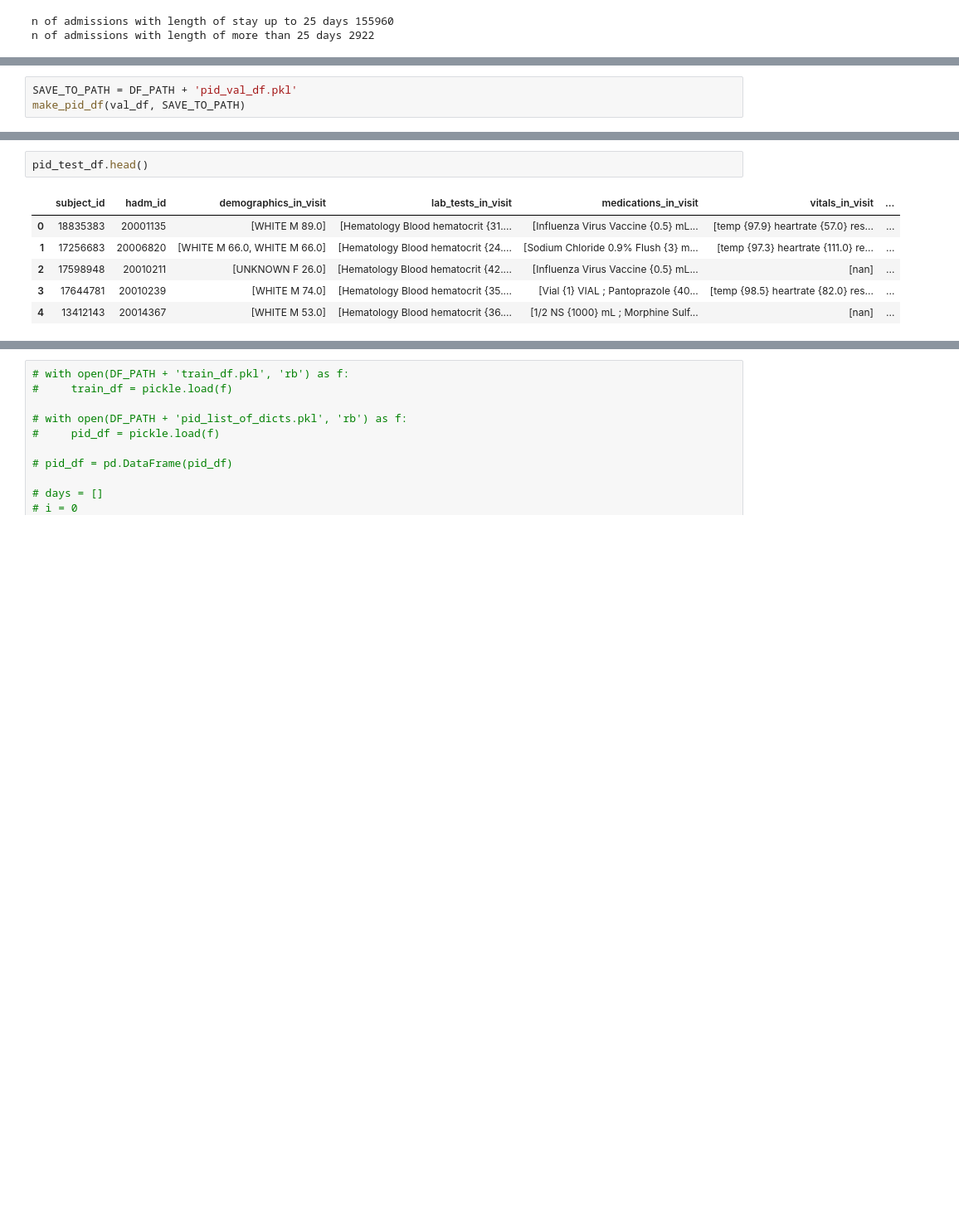
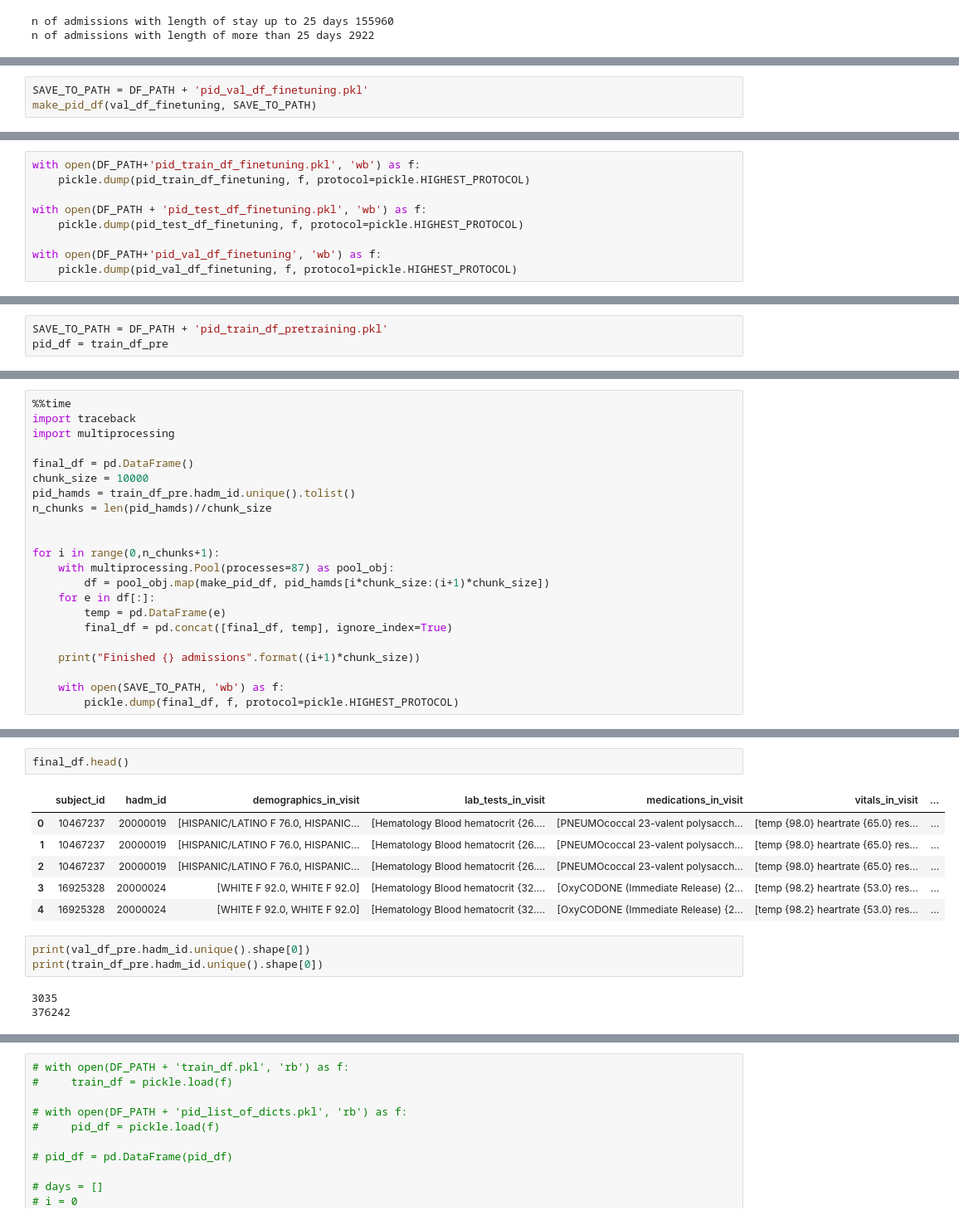
Before and after one commit to maslenkovas/aki_prediction, a Jupyter notebook: preprocessing.ipynb, the cells around one changed output, grey strips where cells are left out. Shown at 83% size. Cells and saved outputs as stored; diff of their text form; blank space fills up the shorter version.

```diff
--- a/preprocessing.ipynb
+++ b/preprocessing.ipynb
@@ -1874,0 +2264,3 @@ n of admissions with length of more than 25 days 2922
+# %%
+SAVE_TO_PATH = DF_PATH + 'pid_val_df_finetuning.pkl'
+make_pid_df(val_df_finetuning, SAVE_TO_PATH)
@@ -1889,0 +2330,9 @@ val_df.head(3)
+# %%
+with open(DF_PATH+'pid_train_df_finetuning.pkl', 'wb') as f:
+    pickle.dump(pid_train_df_finetuning, f, protocol=pickle.HIGHEST_PROTOCOL)
+
+with open(DF_PATH + 'pid_test_df_finetuning.pkl', 'wb') as f:
+    pickle.dump(pid_test_df_finetuning, f, protocol=pickle.HIGHEST_PROTOCOL)
+
+with open(DF_PATH+'pid_val_df_finetuning', 'wb') as f:
+    pickle.dump(pid_val_df_finetuning, f, protocol=pickle.HIGHEST_PROTOCOL)
@@ -1942,3 +2433,3 @@ def make_pid_df(df, SAVE_TO_PATH):
 # %%
-SAVE_TO_PATH = DF_PATH + 'pid_val_df.pkl'
-make_pid_df(val_df, SAVE_TO_PATH)
+SAVE_TO_PATH = DF_PATH + 'pid_train_df_pretraining.pkl'
+pid_df = train_df_pre
@@ -1949,0 +2451,22 @@ make_pid_df(val_df, SAVE_TO_PATH)
+# %%
+%%time
+import traceback
+import multiprocessing
+
+final_df = pd.DataFrame()
+chunk_size = 10000
+pid_hamds = train_df_pre.hadm_id.unique().tolist()
+n_chunks = len(pid_hamds)//chunk_size
+
+
+for i in range(0,n_chunks+1):
+    with multiprocessing.Pool(processes=87) as pool_obj:
+        df = pool_obj.map(make_pid_df, pid_hamds[i*chunk_size:(i+1)*chunk_size])
+    for e in df[:]:
+        temp = pd.DataFrame(e)
+        final_df = pd.concat([final_df, temp], ignore_index=True)
+
+    print("Finished {} admissions".format((i+1)*chunk_size))
+
+    with open(SAVE_TO_PATH, 'wb') as f:
+        pickle.dump(final_df, f, protocol=pickle.HIGHEST_PROTOCOL)
@@ -1950,9 +2491,15 @@ make_pid_df(val_df, SAVE_TO_PATH)
 # %%
-pid_test_df.head()
+final_df.head()
 # %% [output]
 |  | subject_id | hadm_id | demographics_in_visit | lab_tests_in_visit | medications_in_visit | vitals_in_visit | ... |
-| 0 | 18835383 | 20001135 | [WHITE M 89.0] | [Hematology Blood hematocrit {31.... | [Influenza Virus Vaccine {0.5} mL... | [temp {97.9} heartrate {57.0} res... | ... |
-| 1 | 17256683 | 20006820 | [WHITE M 66.0, WHITE M 66.0] | [Hematology Blood hematocrit {24.... | [Sodium Chloride 0.9% Flush {3} m... | [temp {97.3} heartrate {111.0} re... | ... |
-| 2 | 17598948 | 20010211 | [UNKNOWN F 26.0] | [Hematology Blood hematocrit {42.... | [Influenza Virus Vaccine {0.5} mL... | [nan] | ... |
-| 3 | 17644781 | 20010239 | [WHITE M 74.0] | [Hematology Blood hematocrit {35.... | [Vial {1} VIAL ; Pantoprazole {40... | [temp {98.5} heartrate {82.0} res... | ... |
-| 4 | 13412143 | 20014367 | [WHITE M 53.0] | [Hematology Blood hematocrit {36.... | [1/2 NS {1000} mL ; Morphine Sulf... | [nan] | ... |
+| 0 | 10467237 | 20000019 | [HISPANIC/LATINO F 76.0, HISPANIC... | [Hematology Blood hematocrit {26.... | [PNEUMOcoccal 23-valent polysacch... | [temp {98.0} heartrate {65.0} res... | ... |
+| 1 | 10467237 | 20000019 | [HISPANIC/LATINO F 76.0, HISPANIC... | [Hematology Blood hematocrit {26.... | [PNEUMOcoccal 23-valent polysacch... | [temp {98.0} heartrate {65.0} res... | ... |
+| 2 | 10467237 | 20000019 | [HISPANIC/LATINO F 76.0, HISPANIC... | [Hematology Blood hematocrit {26.... | [PNEUMOcoccal 23-valent polysacch... | [temp {98.0} heartrate {65.0} res... | ... |
+| 3 | 16925328 | 20000024 | [WHITE F 92.0, WHITE F 92.0] | [Hematology Blood hematocrit {32.... | [OxyCODONE (Immediate Release) {2... | [temp {98.2} heartrate {53.0} res... | ... |
+| 4 | 16925328 | 20000024 | [WHITE F 92.0, WHITE F 92.0] | [Hematology Blood hematocrit {32.... | [OxyCODONE (Immediate Release) {2... | [temp {98.2} heartrate {53.0} res... | ... |
+# %%
+print(val_df_pre.hadm_id.unique().shape[0])
+print(train_df_pre.hadm_id.unique().shape[0])
+# %% [output]
+3035
+376242
```
Also changed, not shown: parts of 100 cells of this notebook.
